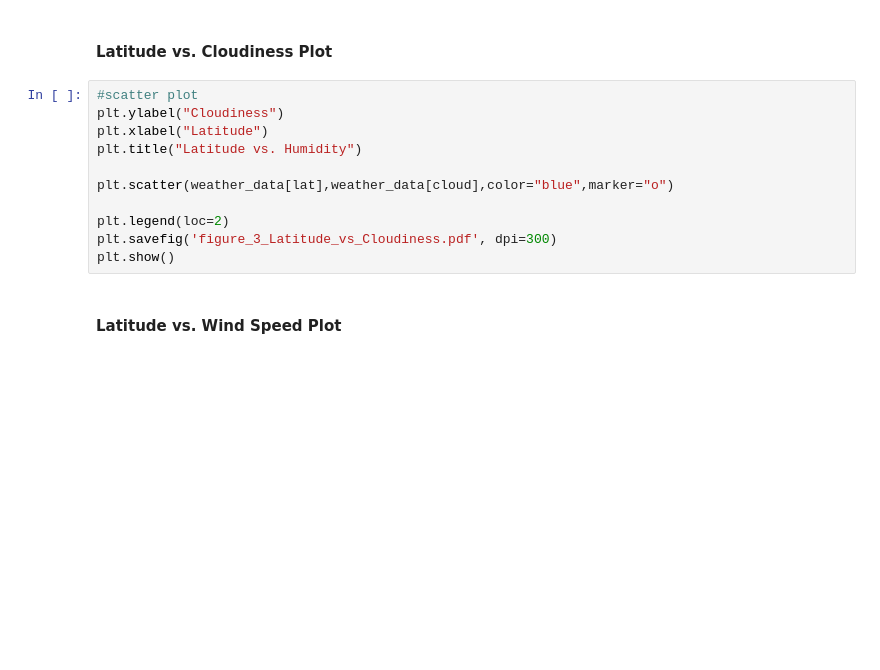
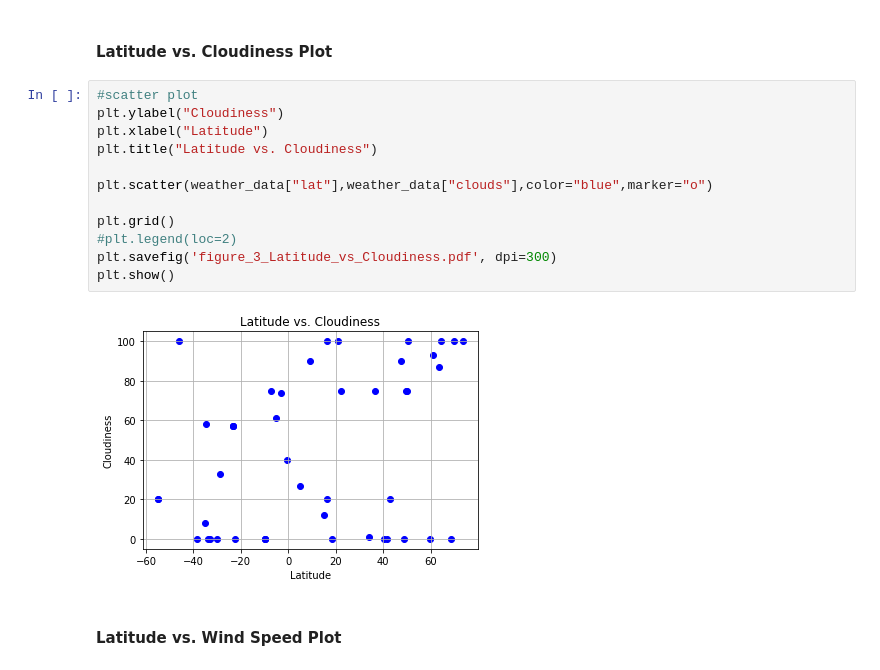
Before and after one commit to msfa12th/python-api-challenge, a Jupyter notebook: WeatherPy/WeatherPy.ipynb, the cells around one changed output. Saved outputs shown, nothing was run; the diff lists cells and outputs as text; blank space fills up the shorter version.

```diff
--- a/WeatherPy/WeatherPy.ipynb
+++ b/WeatherPy/WeatherPy.ipynb
@@ -157,14 +205,17 @@ plt.show()
 # %%
 #scatter plot
 plt.ylabel("Cloudiness")
 plt.xlabel("Latitude")
-plt.title("Latitude vs. Humidity")
+plt.title("Latitude vs. Cloudiness")
 
-plt.scatter(weather_data[lat],weather_data[cloud],color="blue",marker="o")
+plt.scatter(weather_data["lat"],weather_data["clouds"],color="blue",marker="o")
 
-plt.legend(loc=2)
+plt.grid()
+#plt.legend(loc=2)
 plt.savefig('figure_3_Latitude_vs_Cloudiness.pdf', dpi=300)
 plt.show()
+# %% [output]
+[figure, added]
 # %% [markdown]
 #### Latitude vs. Wind Speed Plot
 # %%
```
Also changed, not shown: parts of 9 cells of this notebook, 7 other files.
